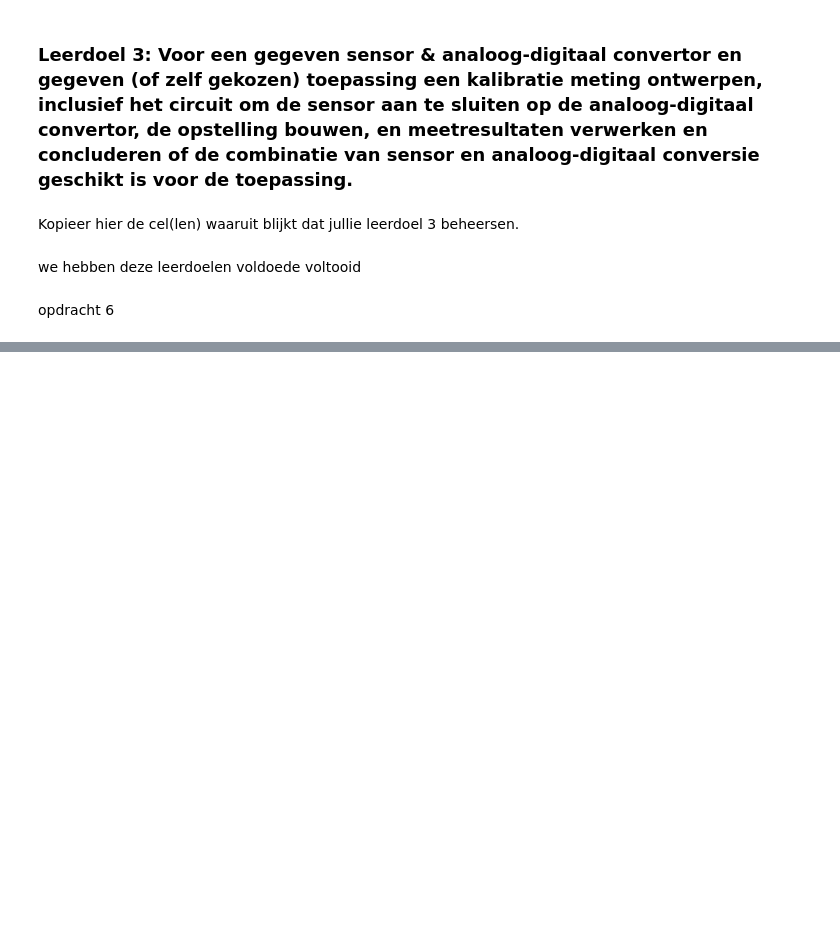
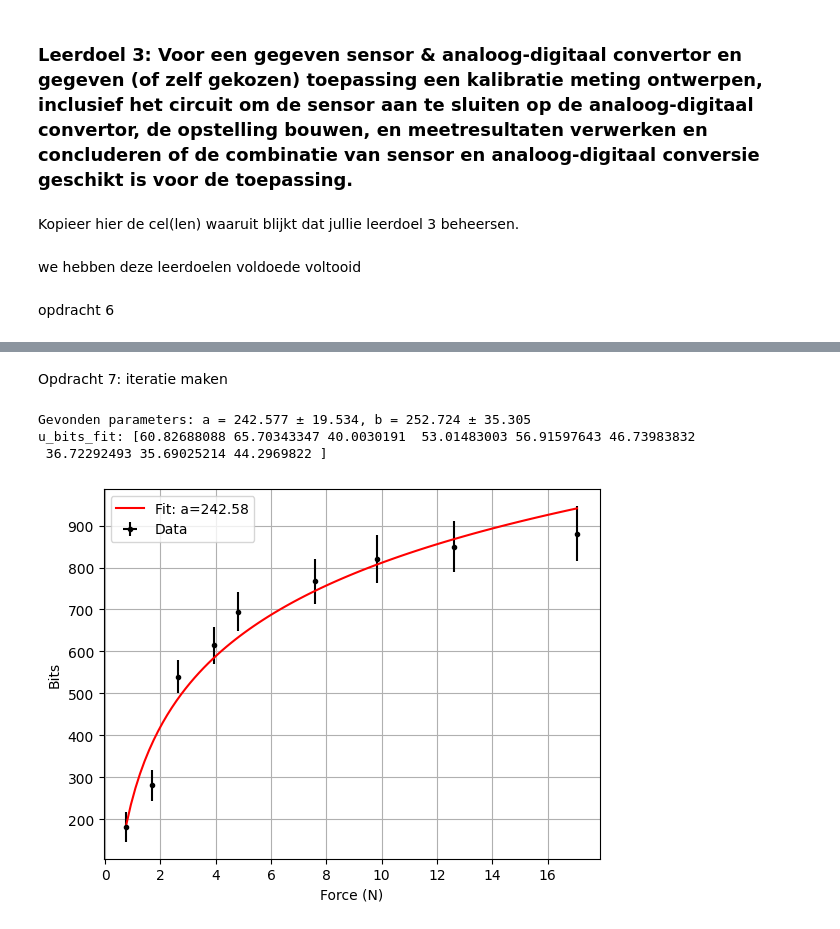
Before and after one commit to WouterAlejandro/opdrachten-DEF-D, a Jupyter notebook: FysiekeOntwerpopdrachten/1KalibreerEenSensorDigitaalAnaloog/DEFOntwerpopdracht1KalibreerEenSensorInvulTemplate.ipynb, the cells around one changed output, grey strips where cells are left out. Saved outputs shown, nothing was run; the diff lists cells and outputs as text; code cells hidden in the pictures; blank space fills up the shorter version.

```diff
--- a/FysiekeOntwerpopdrachten/1KalibreerEenSensorDigitaalAnaloog/DEFOntwerpopdracht1KalibreerEenSensorInvulTemplate.ipynb
+++ b/FysiekeOntwerpopdrachten/1KalibreerEenSensorDigitaalAnaloog/DEFOntwerpopdracht1KalibreerEenSensorInvulTemplate.ipynb
@@ -301 +306,38 @@ print(f"Gevonden parameters: a = {a:.3f}, b = {b:.3f}")
 Gevonden parameters: a = 329.843, b = 0.381
+# %% [markdown]
+Opdracht 7: iteratie maken
+# %%
+# Plot hier de meting en fit een lijn door de metingen.
+# Maak gebruik van wat je geleerd hebt bij het practicum.
+def function(x, a, b):
+    return a*np.log(x) + b
+
+popt,pcov = curve_fit(function, F, bits)
+
+a = popt[0]
+b = popt[1]
+
+u_a = np.sqrt(pcov[0][0])
+u_b = np.sqrt(pcov[1][1])
+
+#errorbar voor de bits op basis van gegevens uit curve fit
+u_bits_fit = np.sqrt((u_a*np.log(F))**2 + u_b**2)
+
+x_fit = np.linspace(min(F), max(F), 100)
+
+plt.figure()
+plt.errorbar(F, bits, xerr=u_F, yerr=u_bits_fit, fmt='k.', label='Data')
+plt.plot(x_fit, function(x_fit, *popt), 'r-', label=f'Fit: a={a:.2f}')
+plt.xlabel('Force (N)')
+
+plt.ylabel('Bits')
+plt.grid(True)
+plt.legend()
+
+print(f"Gevonden parameters: a = {a:.3f} ± {u_a:.3f}, b = {b:.3f} ± {u_b:.3f}")
+print('u_bits_fit:', u_bits_fit)
+# %% [output]
+Gevonden parameters: a = 242.577 ± 19.534, b = 252.724 ± 35.305
+u_bits_fit: [60.82688088 65.70343347 40.0030191  53.01483003 56.91597643 46.73983832
+ 36.72292493 35.69025214 44.2969822 ]
+[figure, added]
```
Also changed, not shown: parts of 3 cells of this notebook.
